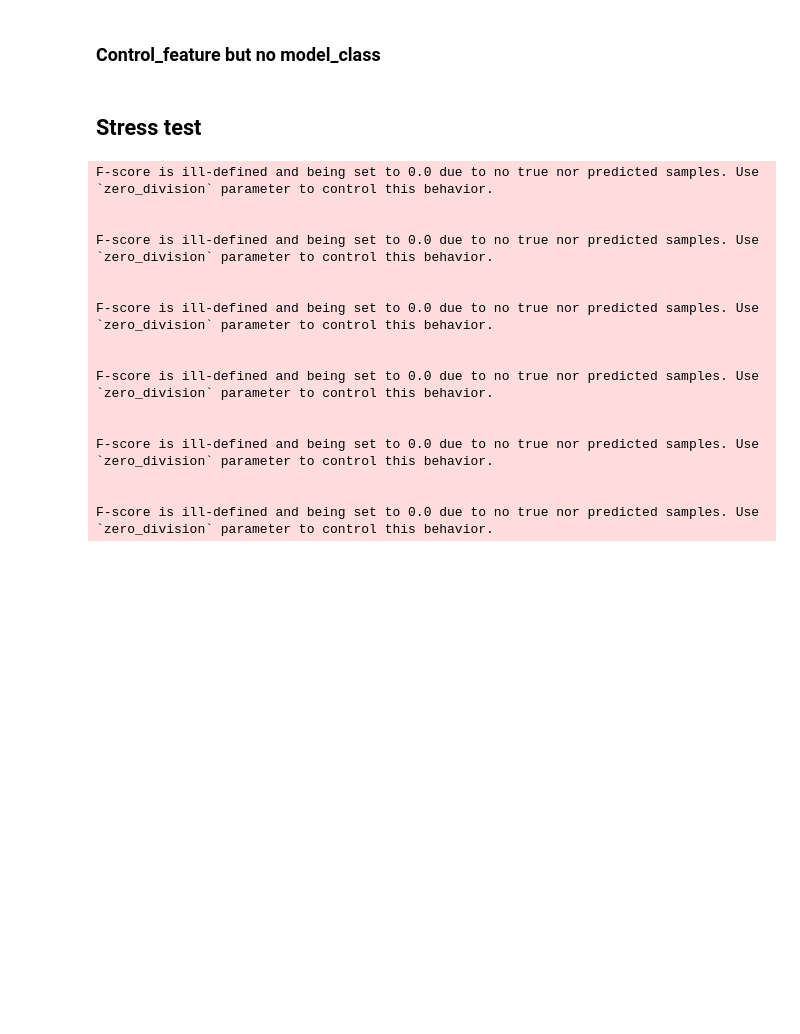
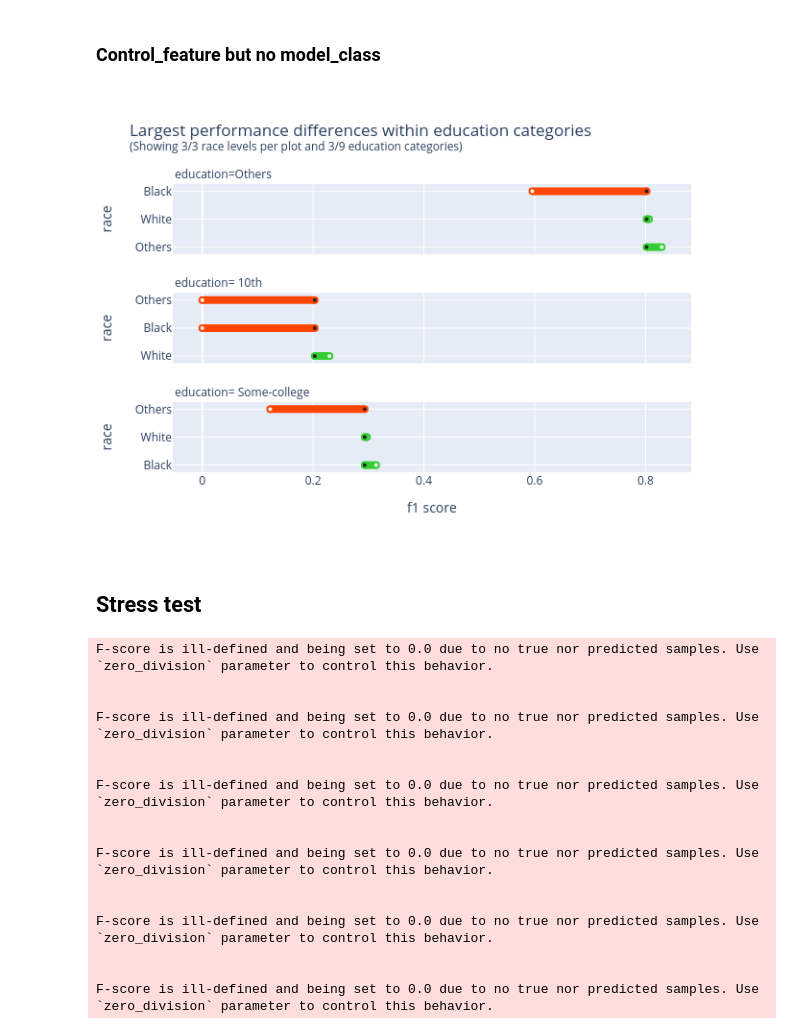
Before and after one commit to OlivierBinette/PerformanceDisparityReport-test, a Jupyter notebook: test_plots.ipynb, the cells around one changed output. Saved outputs shown, nothing was run; the diff lists cells and outputs as text; code cells hidden in the pictures; blank space fills up the shorter version.

```diff
--- a/test_plots.ipynb
+++ b/test_plots.ipynb
@@ -29,7 +35,9 @@ res.display[0].show(rendered="svg")
 # %%
 check = PerformanceDisparityReport(protected_feature="race", control_feature="education", scorer="f1")
 res = check.run(dataset, model=model)
-res.display[0].show(rendered="svg")
+res.display[0].show(renderer="png")
+# %% [output]
+[figure, added]
 # %% [markdown]
 ## Stress test
 # %%
```
Also changed, not shown: parts of 9 cells of this notebook.
